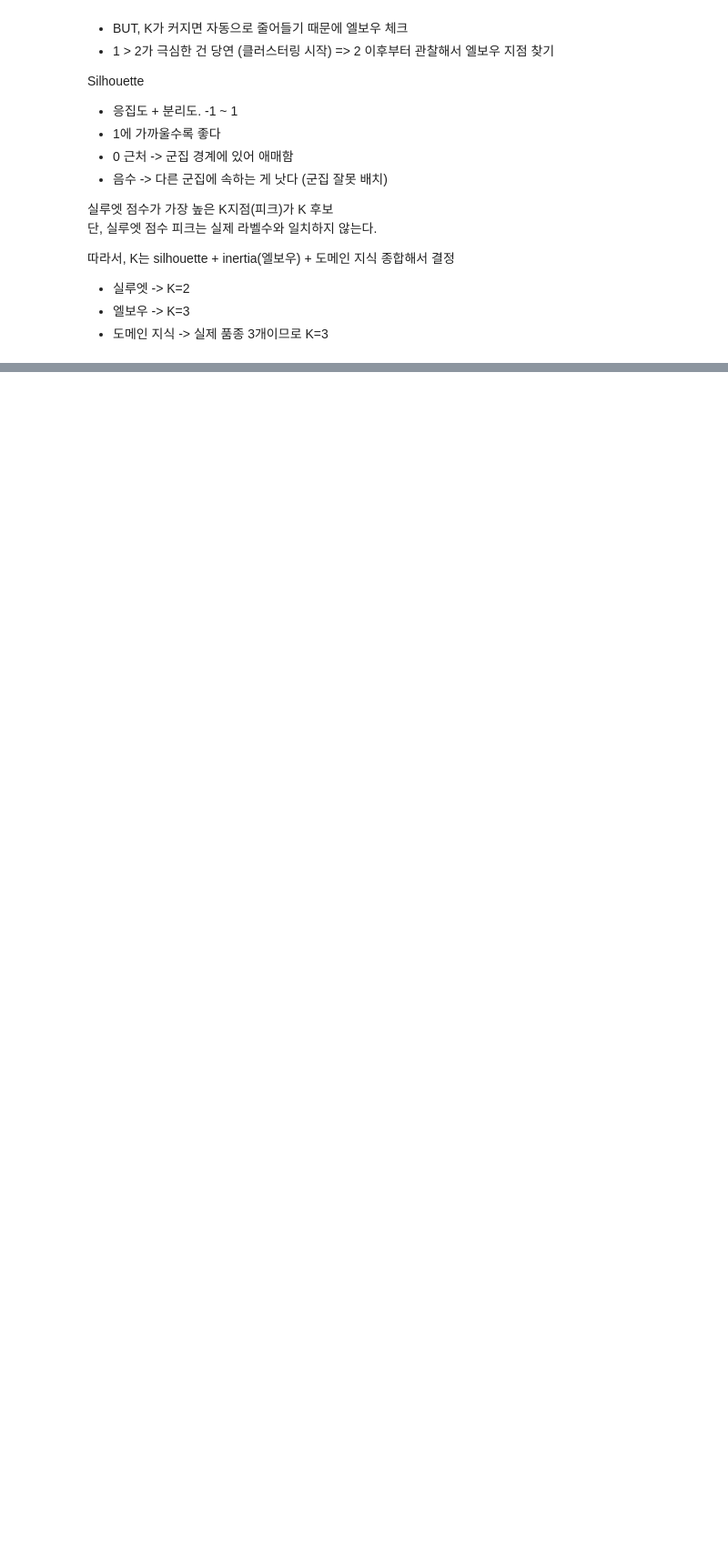
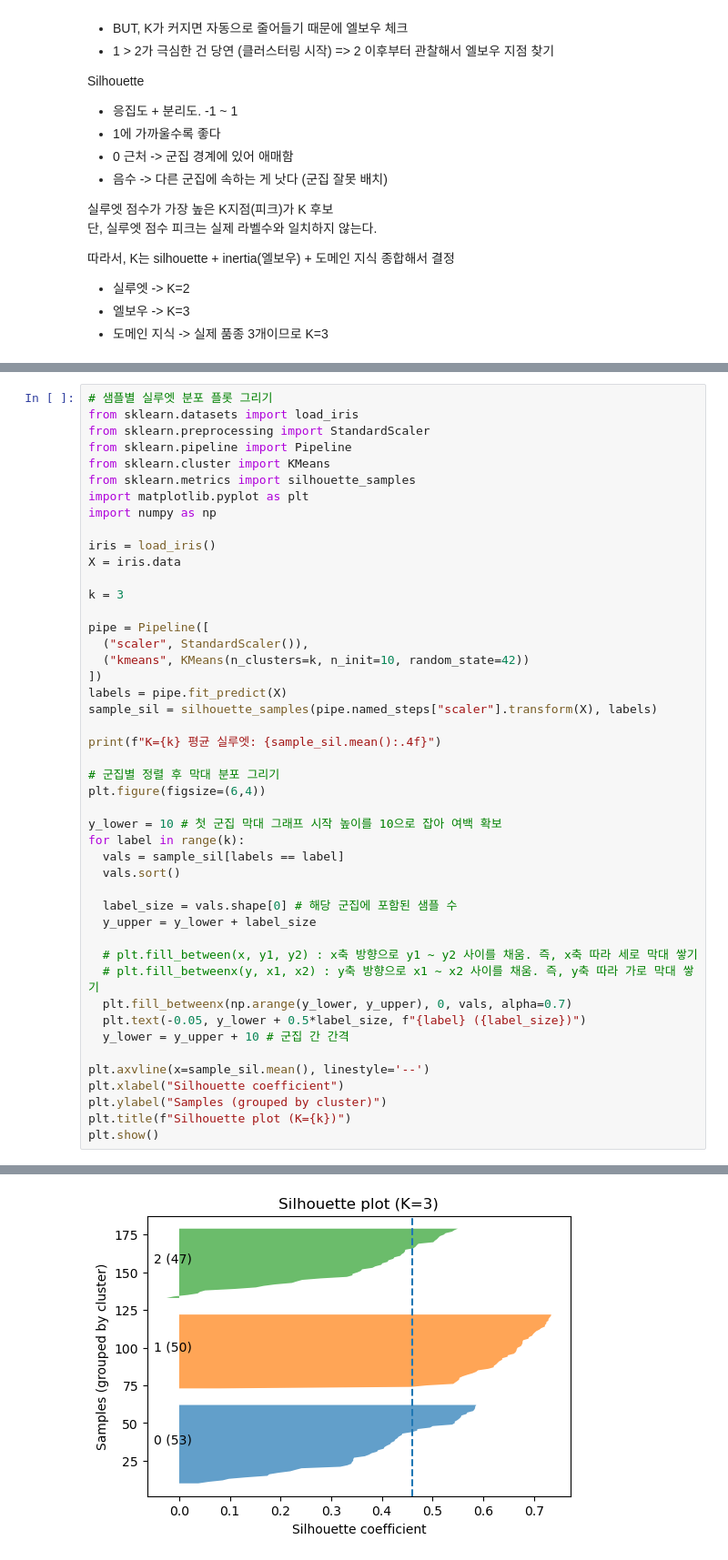
Before and after one commit to atleast10years/ai-ml, a Jupyter notebook: unsupervised_learning.ipynb, the cells around one changed output, grey strips where cells are left out. Shown at 91% size. Saved outputs shown, nothing was run; the diff lists cells and outputs as text; blank space fills up the shorter version.

```diff
--- a/unsupervised_learning.ipynb
+++ b/unsupervised_learning.ipynb
@@ -150,0 +154,47 @@ Silhouette
+# %%
+# 샘플별 실루엣 분포 플롯 그리기
+from sklearn.datasets import load_iris
+from sklearn.preprocessing import StandardScaler
+from sklearn.pipeline import Pipeline
+from sklearn.cluster import KMeans
+from sklearn.metrics import silhouette_samples
+import matplotlib.pyplot as plt
+import numpy as np
+
+iris = load_iris()
+X = iris.data
+
+k = 3
+
+pipe = Pipeline([
+  ("scaler", StandardScaler()),
+  ("kmeans", KMeans(n_clusters=k, n_init=10, random_state=42))
+])
+labels = pipe.fit_predict(X)
+sample_sil = silhouette_samples(pipe.named_steps["scaler"].transform(X), labels)
+
+print(f"K={k} 평균 실루엣: {sample_sil.mean():.4f}")
+
+# 군집별 정렬 후 막대 분포 그리기
+plt.figure(figsize=(6,4))
+
+y_lower = 10 # 첫 군집 막대 그래프 시작 높이를 10으로 잡아 여백 확보
+for label in range(k):
+  vals = sample_sil[labels == label]
+  vals.sort()
+
+  label_size = vals.shape[0] # 해당 군집에 포함된 샘플 수
+  y_upper = y_lower + label_size
+
+  # plt.fill_between(x, y1, y2) : x축 방향으로 y1 ~ y2 사이를 채움. 즉, x축 따라 세로 막대 쌓기
+  # plt.fill_betweenx(y, x1, x2) : y축 방향으로 x1 ~ x2 사이를 채움. 즉, y축 따라 가로 막대 쌓기
+  plt.fill_betweenx(np.arange(y_lower, y_upper), 0, vals, alpha=0.7)
+  plt.text(-0.05, y_lower + 0.5*label_size, f"{label} ({label_size})")
+  y_lower = y_upper + 10 # 군집 간 간격
+
+plt.axvline(x=sample_sil.mean(), linestyle='--')
+plt.xlabel("Silhouette coefficient")
+plt.ylabel("Samples (grouped by cluster)")
+plt.title(f"Silhouette plot (K={k})")
+plt.show()
+# %% [output]
@@ -150,0 +202 @@ Silhouette
+[figure, added]
```
Also changed, not shown: parts of 11 cells of this notebook.
